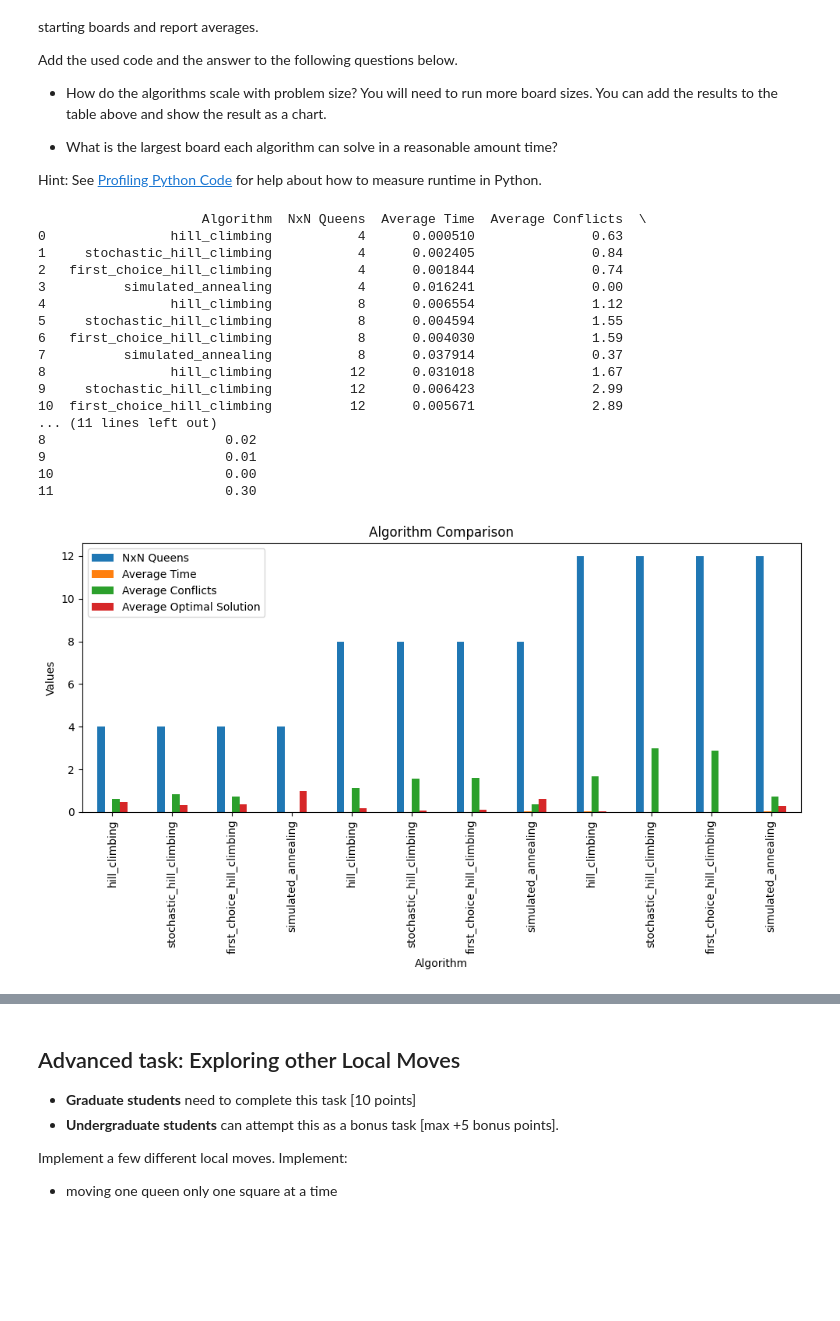
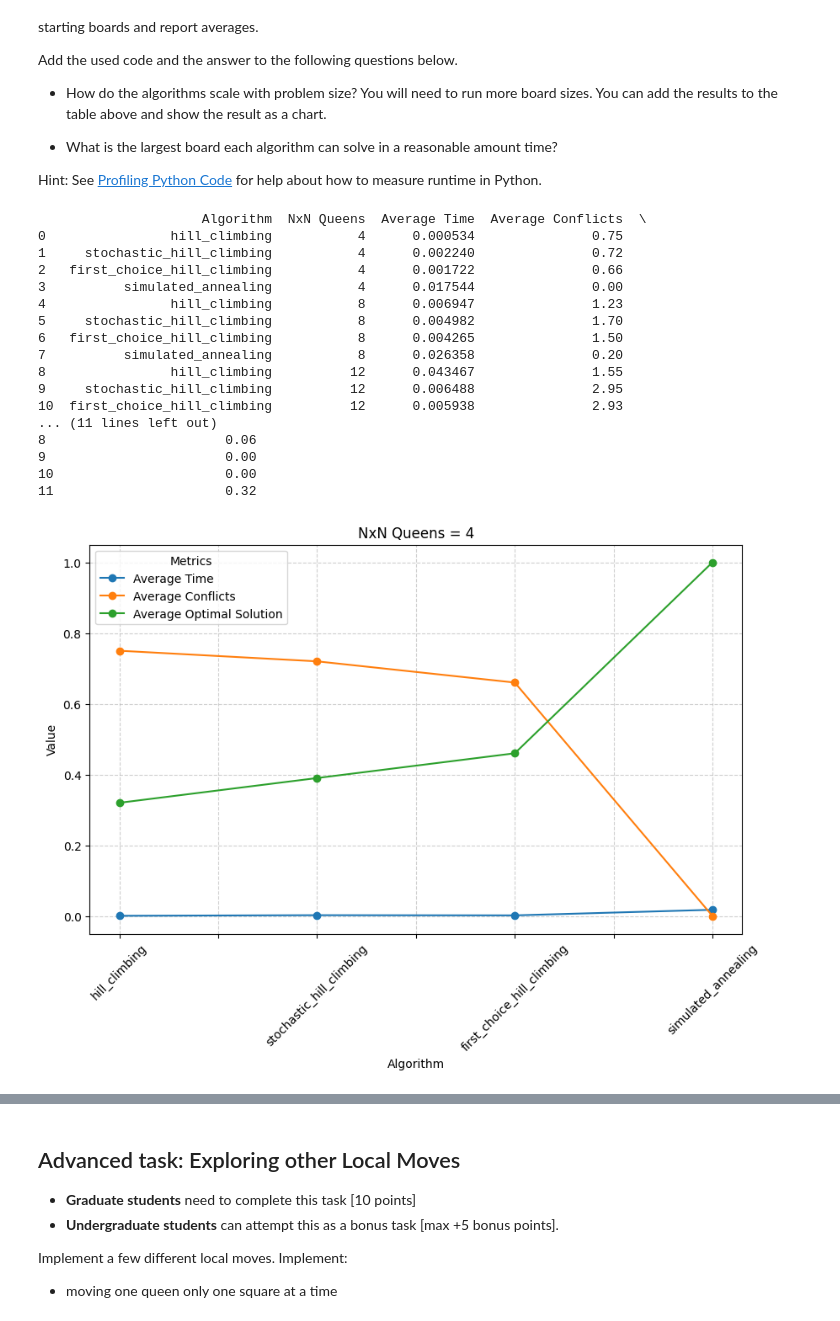
Before and after one commit to JamocaVisions/CodeCursor, a Jupyter notebook: Local_Search/n_queens.ipynb, the cells around one changed output, grey strips where cells are left out. Drawn from its saved outputs; the diff is of its cells as text; code cells hidden in the pictures; blank space fills up the shorter version.

```diff
--- a/Local_Search/n_queens.ipynb
+++ b/Local_Search/n_queens.ipynb
@@ -390,55 +390,64 @@ for board_s in board_sizes:
         start = time.time()
         board = first_choice_hill_climbing(board)
         end = time.time()
         avg_time += (end - start)
         avg_conflict += conflicts_jit(board)
         if conflicts_jit(board) == 0:
           opt_count += 1
       if alg == "simulated_annealing":
         board = random_board(board_s)
         T = 10000
         start = time.time()
         board = simulated_annealing(board,schedule)
         end = time.time()
         avg_time += (end - start)
         avg_conflict += conflicts_jit(board)
         if conflicts_jit(board) == 0:
           opt_count += 1
     results.append([alg,board_s,avg_time/100,avg_conflict/100,opt_count/100])
 
 
 # Create a DataFrame with updated column names
 df = pd.DataFrame(results, columns=['Algorithm', 'NxN Queens', 'Average Time', 'Average Conflicts', 'Average Optimal Solution'])
 print(df)
-df.set_index('Algorithm', inplace=True)
+# Plot each NxN Queens group separately
+# Plot each NxN Queens group separately as line charts
+for n in board_sizes:
+    df_n = df[df['NxN Queens'] == n]  # Filter for each NxN Queens size
 
-# Plot the DataFrame
-df.plot(kind='bar', figsize=(10, 6))  # 'bar' plot; you can also try 'line', 'scatter', etc.
+    # Set index for clear labels
+    df_n.set_index('Algorithm', inplace=True)
 
-# Customize chart
-plt.title('Algorithm Comparison')
-plt.ylabel('Values')
-plt.xlabel('Algorithm')
+    # Select only numerical columns for plotting
+    df_n[['Average Time', 'Average Conflicts', 'Average Optimal Solution']].plot(
+        kind='line', marker='o', figsize=(10, 6), title=f'NxN Queens = {n}'
+    )
 
-# Show the plot
-plt.tight_layout()
-plt.show()
+    # Customize the plot
+    plt.ylabel('Value')
+    plt.xlabel('Algorithm')
+    plt.legend(title="Metrics")
+    plt.xticks(rotation=45)
+    plt.grid(True, linestyle='--', alpha=0.6)
+
+    # Show the plot
+    plt.show()
 # %% [output]
                      Algorithm  NxN Queens  Average Time  Average Conflicts  \
-0                hill_climbing           4      0.000510               0.63
-1     stochastic_hill_climbing           4      0.002405               0.84
-2   first_choice_hill_climbing           4      0.001844               0.74
-3          simulated_annealing           4      0.016241               0.00
-4                hill_climbing           8      0.006554               1.12
-5     stochastic_hill_climbing           8      0.004594               1.55
-6   first_choice_hill_climbing           8      0.004030               1.59
-7          simulated_annealing           8      0.037914               0.37
-8                hill_climbing          12      0.031018               1.67
-9     stochastic_hill_climbing          12      0.006423               2.99
-10  first_choice_hill_climbing          12      0.005671               2.89
+0                hill_climbing           4      0.000534               0.75
+1     stochastic_hill_climbing           4      0.002240               0.72
+2   first_choice_hill_climbing           4      0.001722               0.66
+3          simulated_annealing           4      0.017544               0.00
+4                hill_climbing           8      0.006947               1.23
+5     stochastic_hill_climbing           8      0.004982               1.70
+6   first_choice_hill_climbing           8      0.004265               1.50
+7          simulated_annealing           8      0.026358               0.20
+8                hill_climbing          12      0.043467               1.55
+9     stochastic_hill_climbing          12      0.006488               2.95
+10  first_choice_hill_climbing          12      0.005938               2.93
 ... (11 lines left out)
-8                       0.02
-9                       0.01
+8                       0.06
+9                       0.00
 10                      0.00
-11                      0.30
+11                      0.32
-[figure, old version]
+[figure, new version]
```
Also changed, not shown: parts of 9 cells of this notebook.
